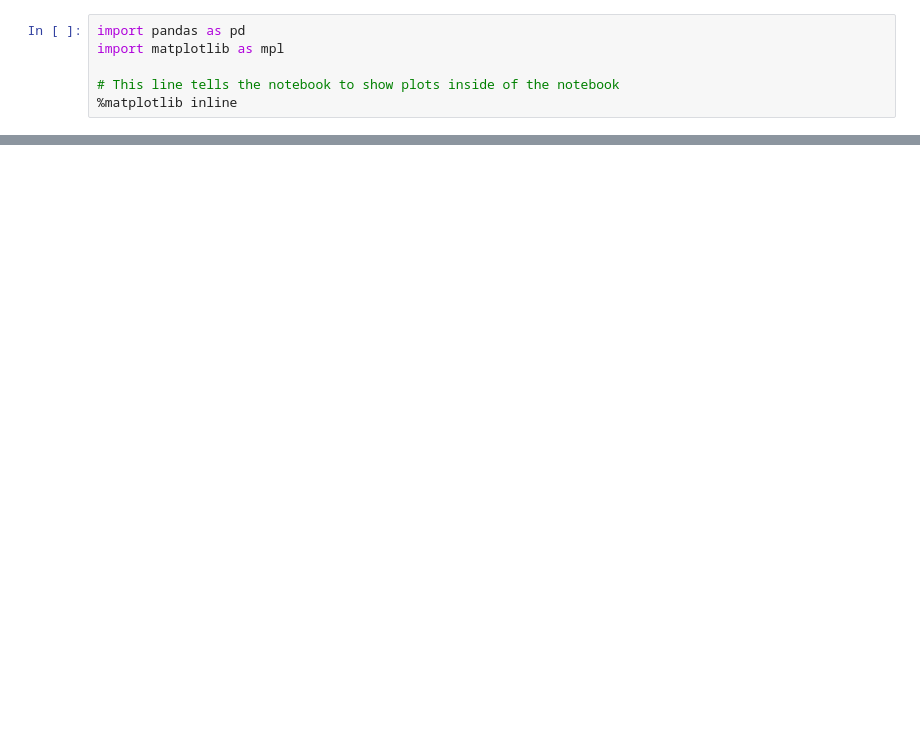
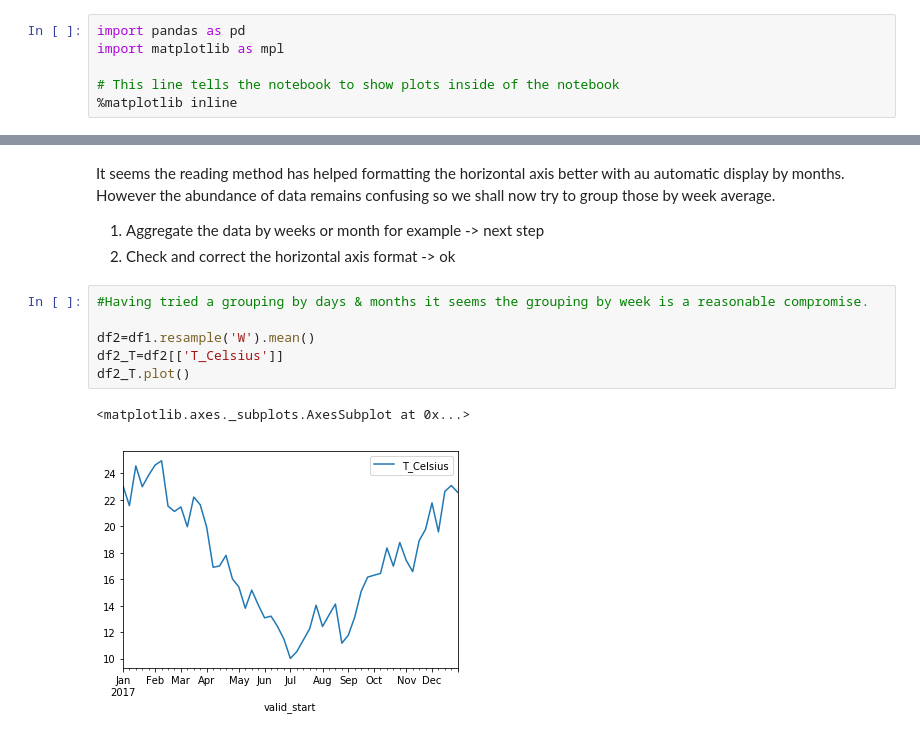
Before and after one commit to GuillaumeRouja/2019-Python-Data-Visualization, a Jupyter notebook: GR_BoM_displaying.ipynb, the cells around one changed output, grey strips where cells are left out. Saved outputs shown, nothing was run; the diff lists cells and outputs as text; blank space fills up the shorter version.

```diff
--- a/GR_BoM_displaying.ipynb
+++ b/GR_BoM_displaying.ipynb
@@ -54,0 +71,15 @@ https://stackoverflow.com/questions/23859840/python-aggregate-by-month-and-calcu
+# %% [markdown]
+It seems the reading method has helped formatting the horizontal axis better with au automatic display by months.
+However the abundance of data remains confusing so we shall now try to group those by week average.
+
+1. Aggregate the data by weeks or month for example -> next step
+2. Check and correct the horizontal axis format -> ok
+# %%
+#Having tried a grouping by days & months it seems the grouping by week is a reasonable compromise.
+
+df2=df1.resample('W').mean()
+df2_T=df2[['T_Celsius']]
+df2_T.plot()
+# %% [output]
+<matplotlib.axes._subplots.AxesSubplot at 0x...>
+[figure, added]
```
Also changed, not shown: parts of 14 cells of this notebook, 1 other file.
